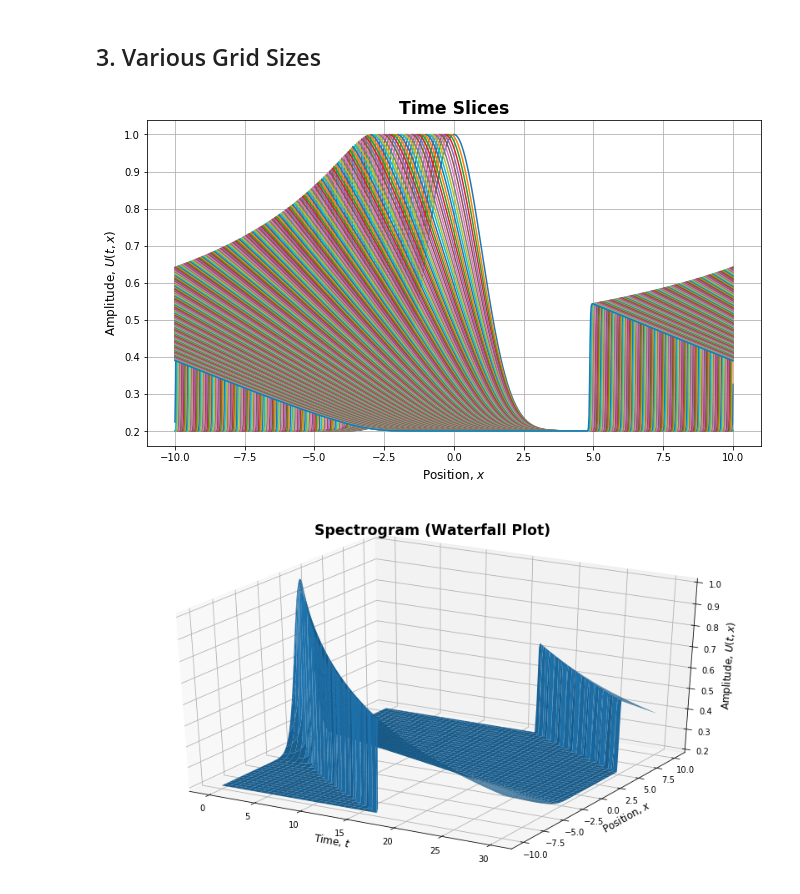
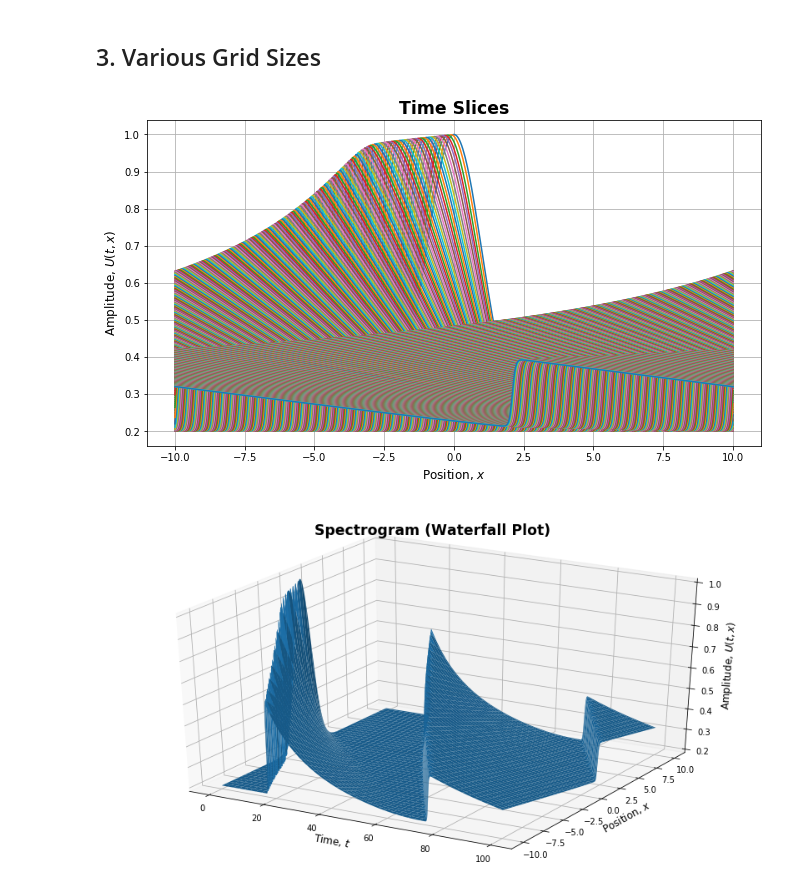
Before and after one commit to sabaronett/computational-physics-class-404-604-Spring-2020, a Jupyter notebook: homework/hw06.ipynb, the cells around one changed output. Saved outputs shown, nothing was run; the diff lists cells and outputs as text; code cells hidden in the pictures.

```diff
--- a/homework/hw06.ipynb
+++ b/homework/hw06.ipynb
@@ -182,12 +202,13 @@ burgers(periodic=True)
 ## 3. Various Grid Sizes
 # %%
 # Model Parameters
-eps = -1     # reverse direction
-Nx = 1001    # finer mesh
-tend = 30.0
-dtout = 0.1  # more frequent outputs
+eps = -1    # reverse direction
+beta = 0.5  # shorter timesteps
+Nx = 501   # finer mesh
+tend = 100.0
+dtout = 0.1   # more frequent outputs
 
-burgers(periodic=True, wire=False)
+tp, x, Up = burgers(beta, periodic=True, wire=False)
 # %% [output]
-[figure, old version]
+[figure, new version]
-[figure, old version]
+[figure, new version]
```
Also changed, not shown: parts of 7 cells of this notebook.
